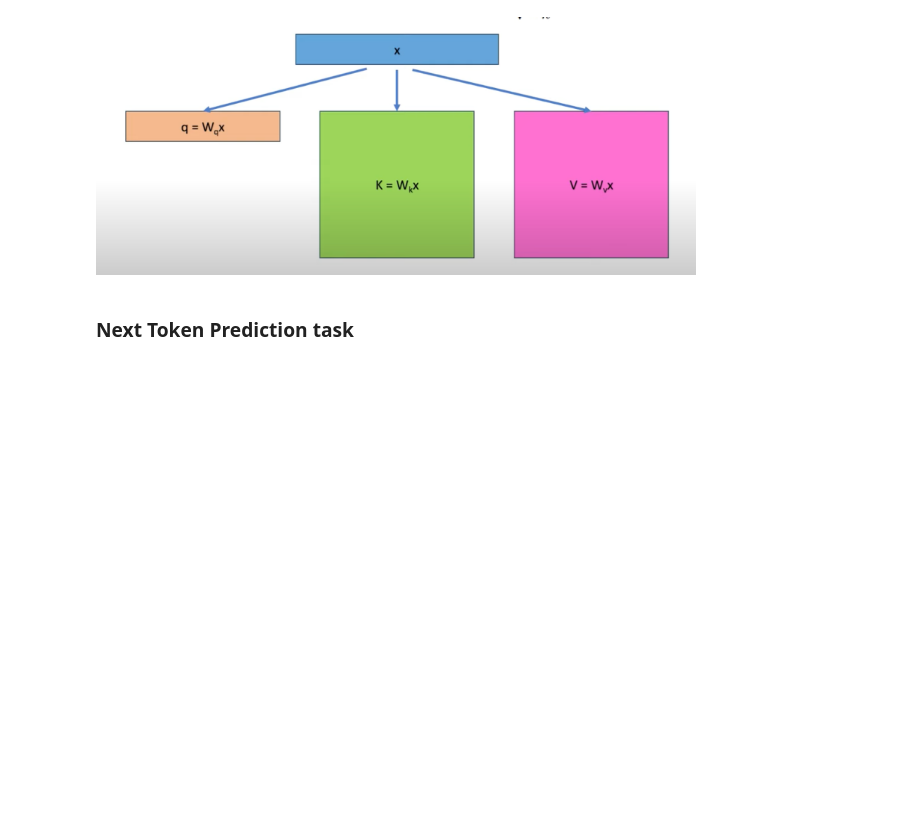
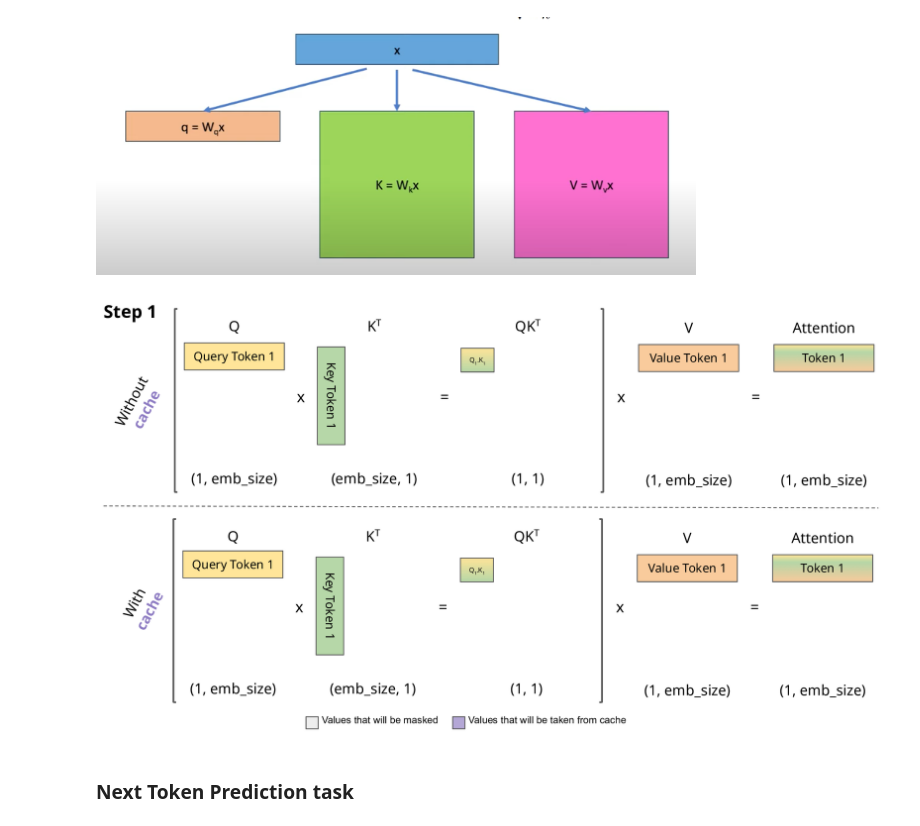
Before and after one commit to chunhuizhang/personal_chatgpt, a Jupyter notebook: tutorials/llama2_src_cache_kv.ipynb, the cells around one changed output. Drawn from its saved outputs; the diff is of its cells as text; code cells hidden in the pictures; blank space fills up the shorter version.

```diff
--- a/tutorials/llama2_src_cache_kv.ipynb
+++ b/tutorials/llama2_src_cache_kv.ipynb
@@ -26,6 +26,10 @@ Image('../imgs/qkv.png', width=600)
 Image('../imgs/decoding-qkv.png', width=600)
 # %% [output]
 [figure]
+# %%
+Image('../imgs/kv-cache.gif', width=800)
+# %% [output]
+[figure, added]
 # %% [markdown]
 ### Next Token Prediction task
 # %% [markdown]
```
Also changed, not shown: parts of 2 cells of this notebook, 2 other files.
